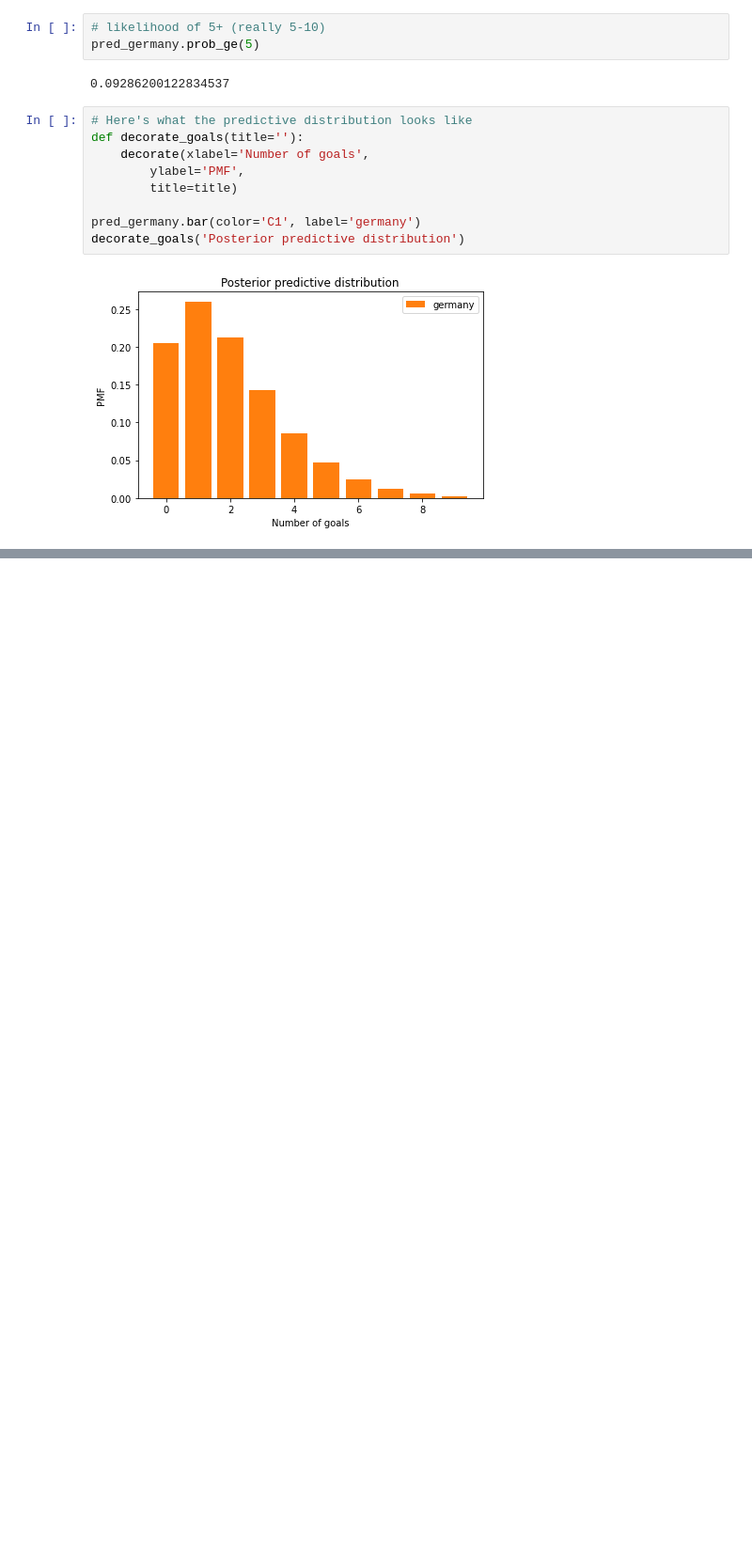
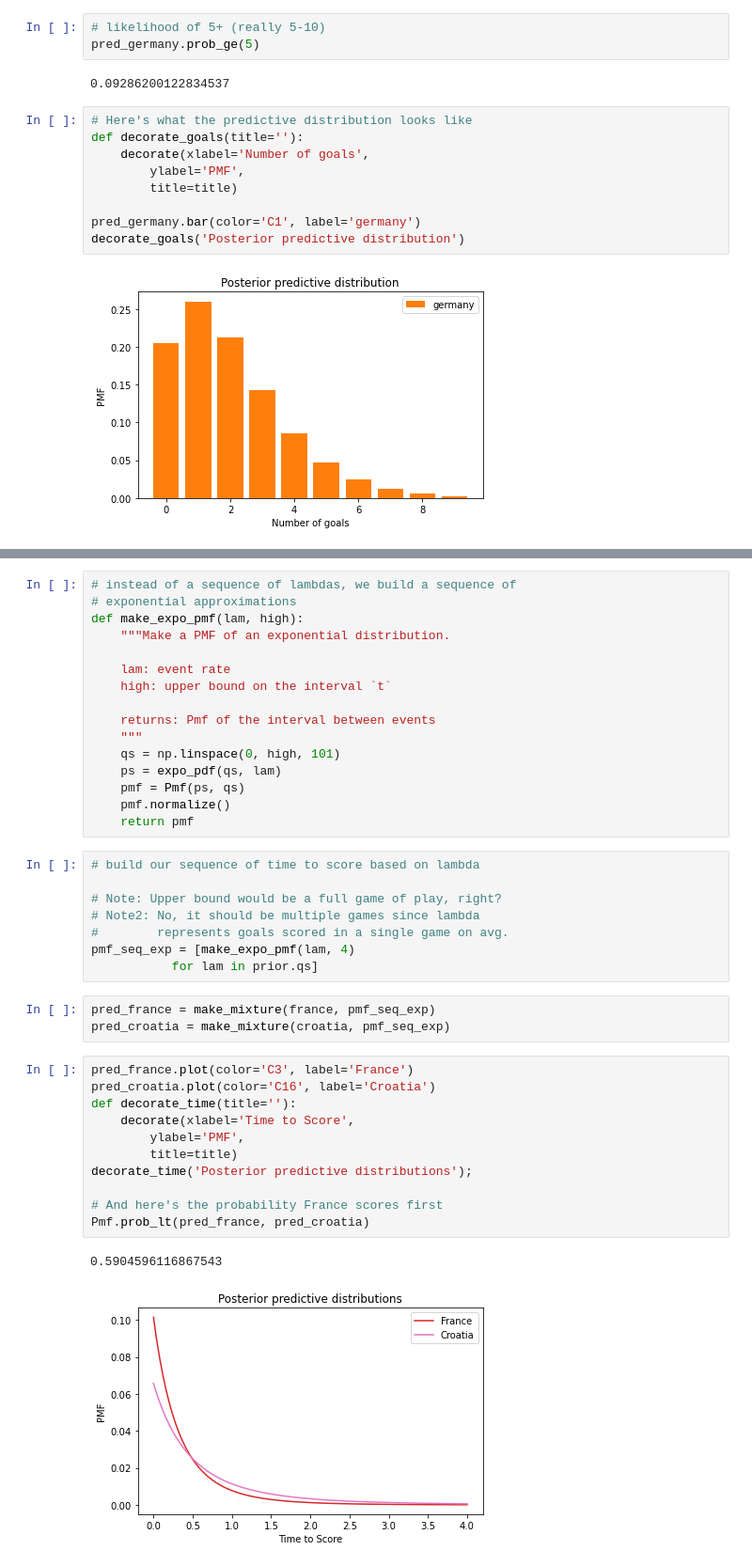
Before and after one commit to dwanneruchi/think_bayes_notes, a Jupyter notebook: exercises/ch08.ipynb, the cells around one changed output, grey strips where cells are left out. Shown: that part at 94% size. Drawn from its saved outputs; the diff is of its cells as text; blank space fills up the shorter version.

```diff
--- a/exercises/ch08.ipynb
+++ b/exercises/ch08.ipynb
@@ -239,0 +274,41 @@ decorate_goals('Posterior predictive distribution')
+# %%
+# instead of a sequence of lambdas, we build a sequence of
+# exponential approximations
+def make_expo_pmf(lam, high):
+    """Make a PMF of an exponential distribution.
+
+    lam: event rate
+    high: upper bound on the interval `t`
+
+    returns: Pmf of the interval between events
+    """
+    qs = np.linspace(0, high, 101)
+    ps = expo_pdf(qs, lam)
+    pmf = Pmf(ps, qs)
+    pmf.normalize()
+    return pmf
+# %%
+# build our sequence of time to score based on lambda
+
+# Note: Upper bound would be a full game of play, right?
+# Note2: No, it should be multiple games since lambda
+#        represents goals scored in a single game on avg.
+pmf_seq_exp = [make_expo_pmf(lam, 4)
+           for lam in prior.qs]
+# %%
+pred_france = make_mixture(france, pmf_seq_exp)
+pred_croatia = make_mixture(croatia, pmf_seq_exp)
+# %%
+pred_france.plot(color='C3', label='France')
+pred_croatia.plot(color='C16', label='Croatia')
+def decorate_time(title=''):
+    decorate(xlabel='Time to Score',
+        ylabel='PMF',
+        title=title)
+decorate_time('Posterior predictive distributions');
+
+# And here's the probability France scores first
+Pmf.prob_lt(pred_france, pred_croatia)
+# %% [output]
+0.5904596116867543
+[figure, added]
```
Also changed, not shown: parts of 4 cells of this notebook.
